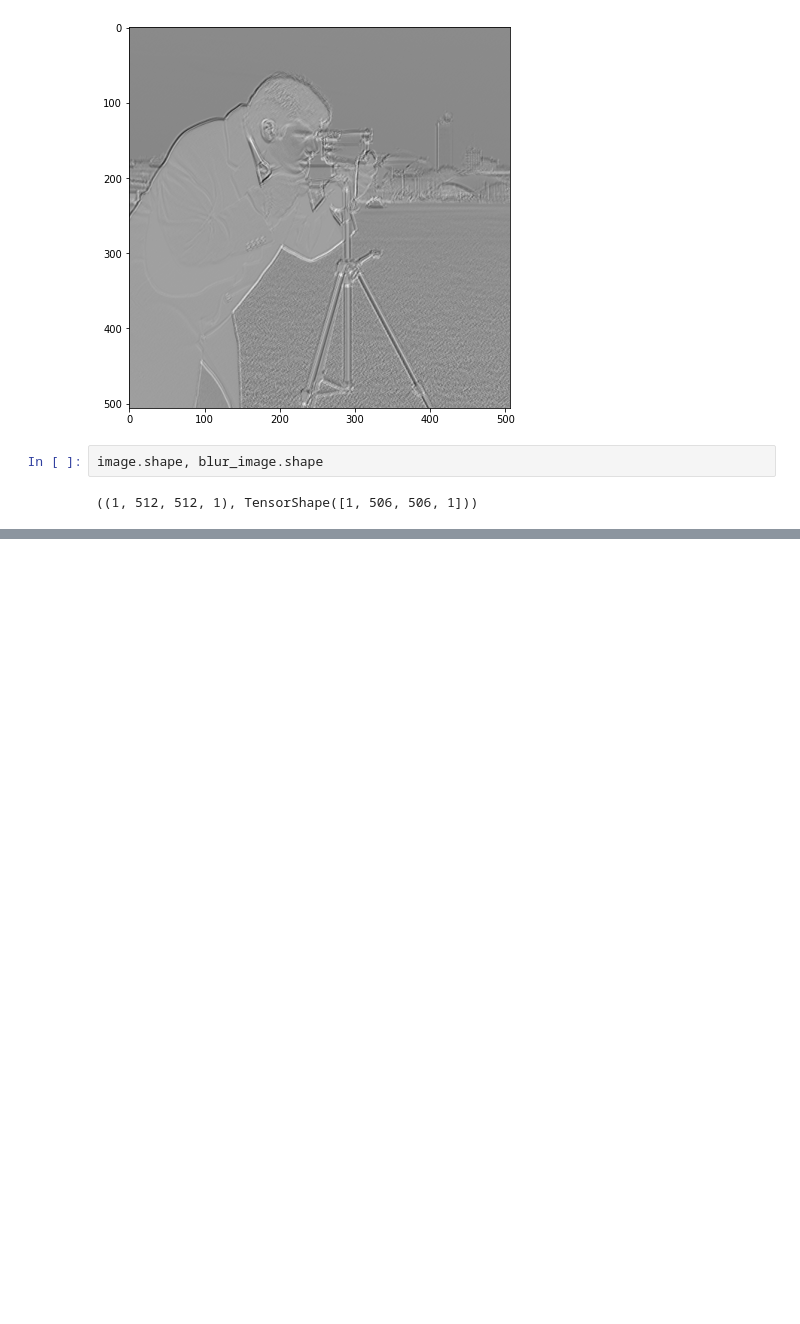
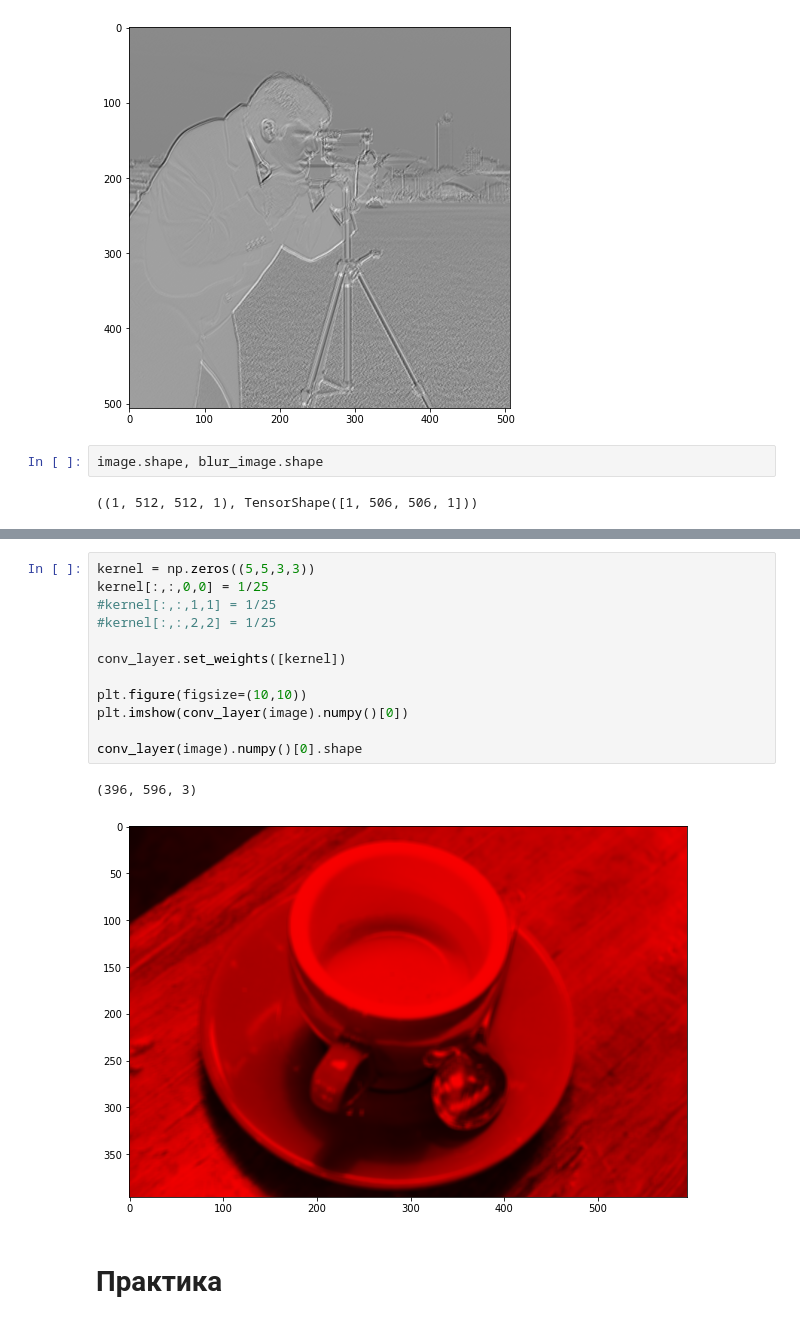
Before and after one commit to MagicMoleMM/ML, a Jupyter notebook: TF_4.ipynb, the cells around one changed output, grey strips where cells are left out. Saved outputs shown, nothing was run; the diff lists cells and outputs as text; blank space fills up the shorter version.

```diff
--- a/TF_4.ipynb
+++ b/TF_4.ipynb
@@ -94,0 +118,17 @@ image.shape, blur_image.shape
+# %%
+kernel = np.zeros((5,5,3,3))
+kernel[:,:,0,0] = 1/25
+#kernel[:,:,1,1] = 1/25
+#kernel[:,:,2,2] = 1/25
+
+conv_layer.set_weights([kernel])
+
+plt.figure(figsize=(10,10))
+plt.imshow(conv_layer(image).numpy()[0])
+
+conv_layer(image).numpy()[0].shape
+# %% [output]
+(396, 596, 3)
+[figure, added]
+# %% [markdown]
+# **Практика**
```
Also changed, not shown: parts of 11 cells of this notebook.
